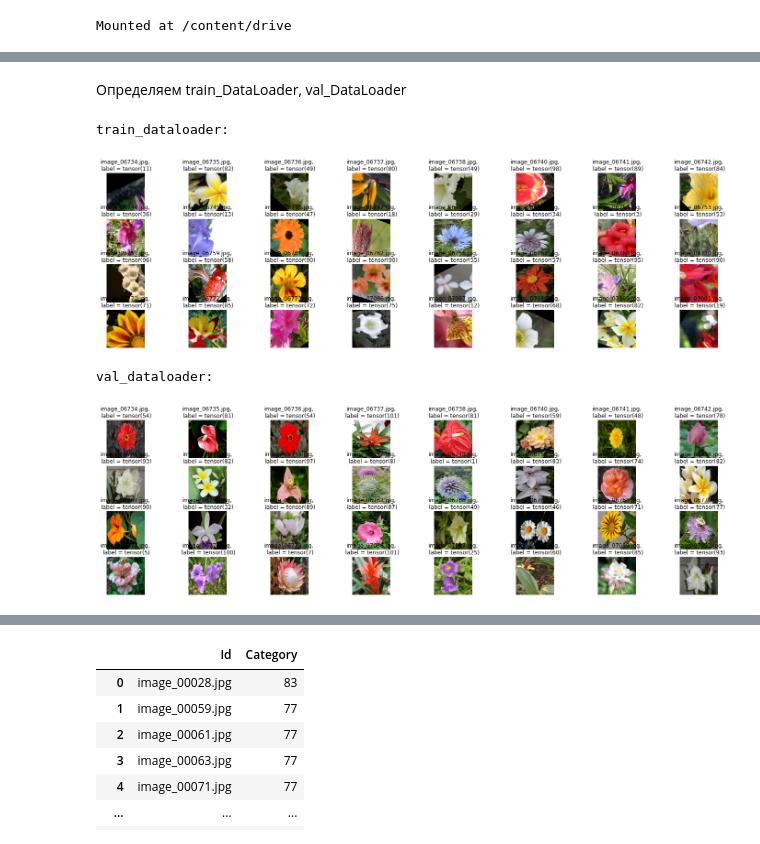
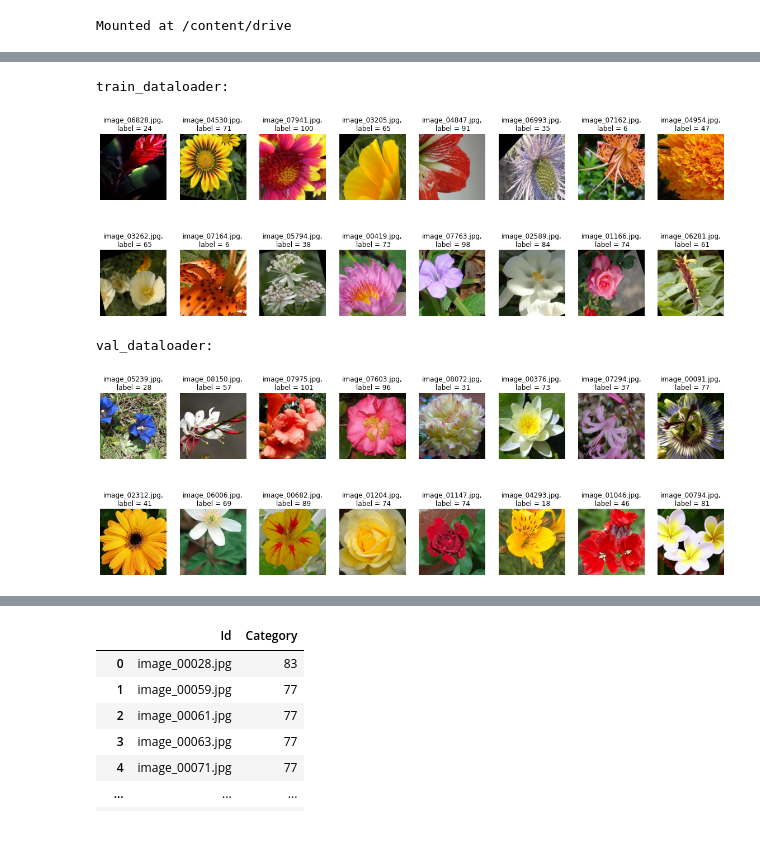
Before and after one commit to delhian/cv_course, a Jupyter notebook: Home Tasks/flower_classification.ipynb, the cells around one changed output, grey strips where cells are left out. Saved outputs shown, nothing was run; the diff lists cells and outputs as text; code cells hidden in the pictures.

```diff
--- a/Home Tasks/flower_classification.ipynb
+++ b/Home Tasks/flower_classification.ipynb
@@ -53,4 +112,3 @@ val_transforms = transforms.Compose([
 # %%
-train_dataset = ImageFolder('/content/train/train/', transform=train_transforms)
-
-val_dataset = ImageFolder('/content/train/train/', transform=val_transforms)
+train_dataset = CustomDataset(files = train_files, transform=train_transforms, )
+val_dataset = CustomDataset(files = val_files, transform=val_transforms)
@@ -59,9 +114,0 @@ val_dataset = ImageFolder('/content/train/train/', transform=val_transforms)
-# %%
-filelist = pd.DataFrame([(x[0].split('/')[-1] , x[1]) for x in train_dataset.imgs], columns = ['filename', 'label'])
-print(filelist.head())
-
-train_idx, val_idx = train_test_split(filelist['filename'], test_size=0.25, stratify= filelist.label)
-
-train_dataset = Subset(train_dataset, train_idx.index)
-val_dataset = Subset(val_dataset, val_idx.index)
-print(len(train_dataset), len(val_dataset))
@@ -76,34 +115,29 @@ print(len(train_dataset), len(val_dataset))
-# %% [markdown]
-Определяем train_DataLoader, val_DataLoader
 # %%
-batch_size = 32
+batch_size = 16
 
-train_dataloader = DataLoader(train_dataset, batch_size, shuffle=True, num_workers=2)
-val_dataloader = DataLoader(val_dataset, batch_size, shuffle=True, num_workers=2)
+train_dataloader = DataLoader(train_dataset, batch_size, shuffle=True, num_workers=os.cpu_count())
+val_dataloader = DataLoader(val_dataset, batch_size, shuffle=True, num_workers=os.cpu_count())
 # %%
-def plot_examples(inputs, classes):
-  figure = plt.figure(figsize=(25, 7))
-  cols, rows = 8, 4
+def plot_examples(image, file_name, label):
+  figure = plt.figure(figsize=(20, 7))
+  cols, rows = 8, 2
   for i in range(0, cols * rows):
-    img, label = inputs[i], classes[i]
+
     figure.add_subplot(rows, cols, i+1)
-    img = img.numpy()
-    img = img.swapaxes(0,1)
-    img = img.swapaxes(1,2)
-    filename = filelist['filename'][i]
-    plt.title(f'{filename},\n label = {str(label)}')
+
+    plt.title(f'{file_name[i]},\n label = {label[i].item()}')
     plt.axis("off")
-    plt.imshow(img)
+    plt.imshow(image[i].numpy().transpose([1,2,0]))
   plt.show()
 
 print('train_dataloader:')
-inputs, classes = next(iter(train_dataloader))
-plot_examples(inputs, classes)
+image, file_name, label = next(iter(train_dataloader))
+plot_examples(image, file_name, label)
 print('val_dataloader:')
-inputs, classes = next(iter(val_dataloader))
-plot_examples(inputs, classes)
+image, file_name, label = next(iter(val_dataloader))
+plot_examples(image, file_name, label)
 # %% [output]
 train_dataloader:
-[figure, old version]
+[figure, new version]
 val_dataloader:
-[figure, old version]
+[figure, new version]
```
Also changed, not shown: parts of 26 cells of this notebook.
